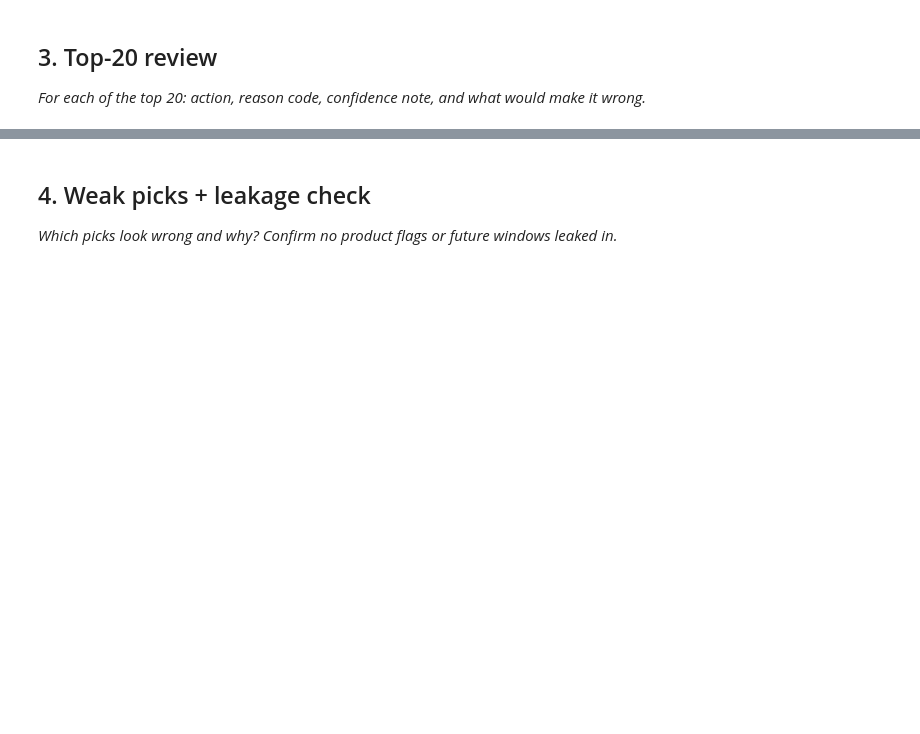
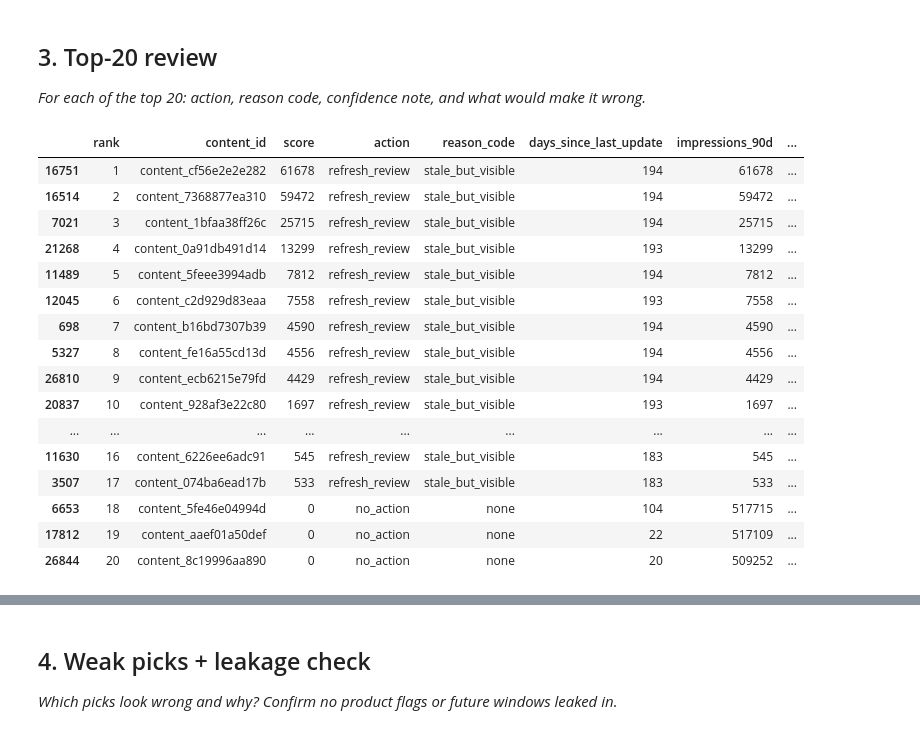
Before and after one commit to Nikita-Sudarshan/flyrank-ml-starter, a Jupyter notebook: work/notebooks/w04_baseline_score.ipynb, the cells around one changed output, grey strips where cells are left out. Cells and saved outputs as stored; diff of their text form; code cells hidden in the pictures; blank space fills up the shorter version.

```diff
--- a/work/notebooks/w04_baseline_score.ipynb
+++ b/work/notebooks/w04_baseline_score.ipynb
@@ -78,3 +89,30 @@ Output directory ready: True
 ## 2. Build the ranked queue (writes the CSV)
 
 *Code the score, rank everything, write work/outputs/baseline_action_score.csv.*
+# %%
+# Rank highest-priority items first
+ranked = df.sort_values(
+    by=["score", "impressions_90d"],
+    ascending=[False, False]
+).copy()
+
+ranked["rank"] = range(1, len(ranked) + 1)
+
+# Keep the fields needed for the baseline queue
+baseline_queue = ranked[
+    [
+        "rank",
+        "content_id",
+        "score",
+        "action",
+        "reason_code",
+        "days_since_last_update",
+        "impressions_90d"
+    ]
+].copy()
+
+# Write the required output
+output_path = "work/outputs/baseline_action_score.csv"
+baseline_queue.to_csv(output_path, index=False)
+
+print(f"Wrote {len(baseline_queue):,} rows to {output_path}")
@@ -82,3 +136,36 @@ Output directory ready: True
 ## 3. Top-20 review
 
 *For each of the top 20: action, reason code, confidence note, and what would make it wrong.*
+# %%
+top20 = ranked.head(20)[
+    [
+        "rank",
+        "content_id",
+        "score",
+        "action",
+        "reason_code",
+        "days_since_last_update",
+        "impressions_90d",
+        "sessions_90d"
+    ]
+].copy()
+
+top20
+# %% [output]
+|  | rank | content_id | score | action | reason_code | days_since_last_update | impressions_90d | ... |
+| 16751 | 1 | content_cf56e2e2e282 | 61678 | refresh_review | stale_but_visible | 194 | 61678 | ... |
+| 16514 | 2 | content_7368877ea310 | 59472 | refresh_review | stale_but_visible | 194 | 59472 | ... |
+| 7021 | 3 | content_1bfaa38ff26c | 25715 | refresh_review | stale_but_visible | 194 | 25715 | ... |
+| 21268 | 4 | content_0a91db491d14 | 13299 | refresh_review | stale_but_visible | 193 | 13299 | ... |
+| 11489 | 5 | content_5feee3994adb | 7812 | refresh_review | stale_but_visible | 194 | 7812 | ... |
+| 12045 | 6 | content_c2d929d83eaa | 7558 | refresh_review | stale_but_visible | 193 | 7558 | ... |
+| 698 | 7 | content_b16bd7307b39 | 4590 | refresh_review | stale_but_visible | 194 | 4590 | ... |
+| 5327 | 8 | content_fe16a55cd13d | 4556 | refresh_review | stale_but_visible | 194 | 4556 | ... |
+| 26810 | 9 | content_ecb6215e79fd | 4429 | refresh_review | stale_but_visible | 194 | 4429 | ... |
+| 20837 | 10 | content_928af3e22c80 | 1697 | refresh_review | stale_but_visible | 193 | 1697 | ... |
+| ... | ... | ... | ... | ... | ... | ... | ... | ... |
+| 11630 | 16 | content_6226ee6adc91 | 545 | refresh_review | stale_but_visible | 183 | 545 | ... |
+| 3507 | 17 | content_074ba6ead17b | 533 | refresh_review | stale_but_visible | 183 | 533 | ... |
+| 6653 | 18 | content_5fe46e04994d | 0 | no_action | none | 104 | 517715 | ... |
+| 17812 | 19 | content_aaef01a50def | 0 | no_action | none | 22 | 517109 | ... |
+| 26844 | 20 | content_8c19996aa890 | 0 | no_action | none | 20 | 509252 | ... |
```
Also changed, not shown: parts of 10 cells of this notebook.
